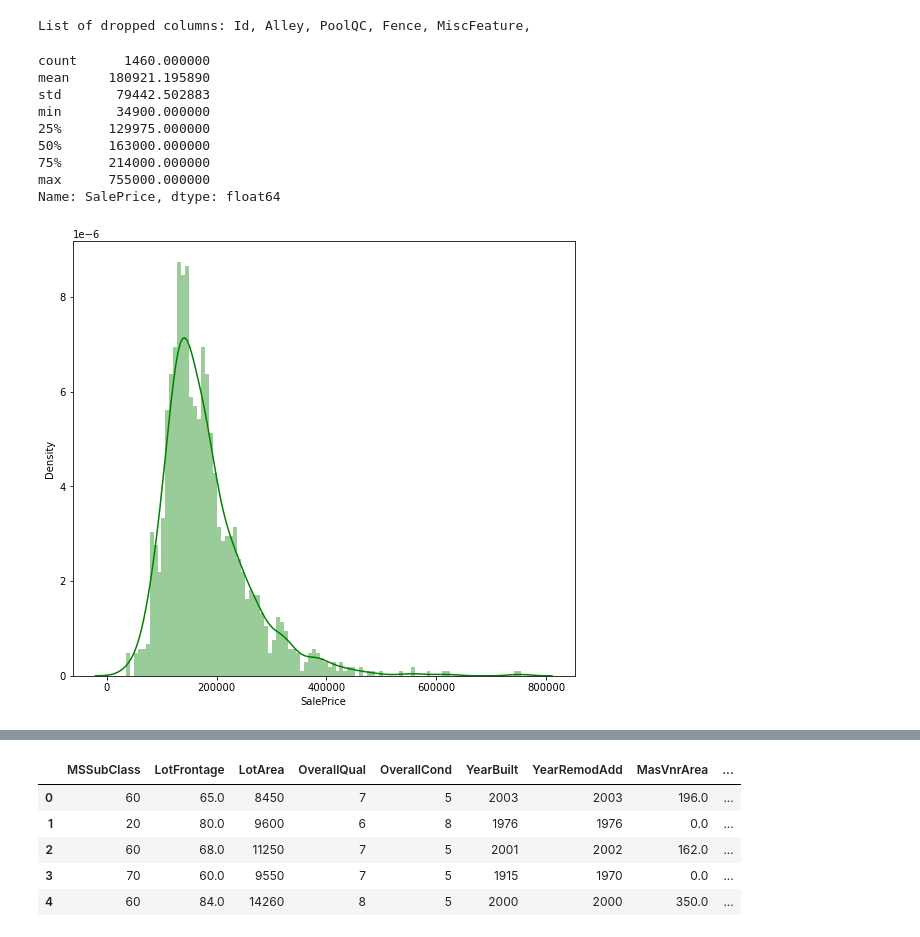
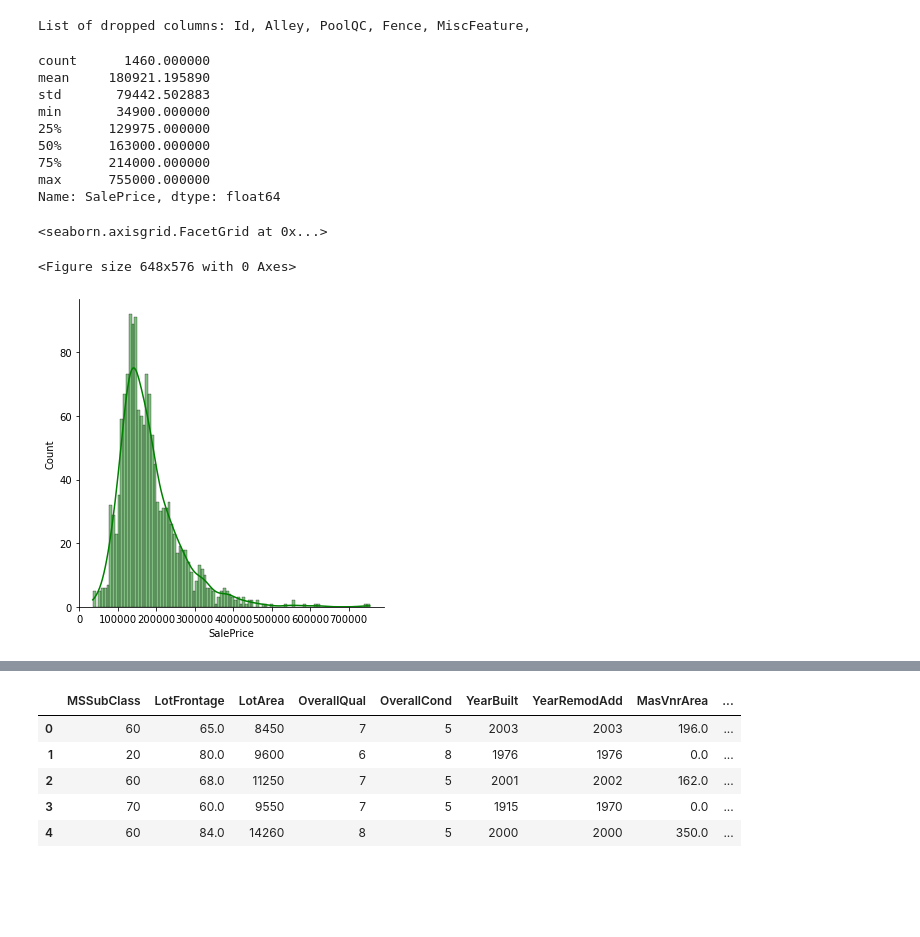
Before and after one commit to aobando20/Machine-learning, a Jupyter notebook: Caso 2 .ipynb, the cells around one changed output, grey strips where cells are left out. Saved outputs shown, nothing was run; the diff lists cells and outputs as text; code cells hidden in the pictures; blank space fills up the shorter version.

```diff
--- a/Caso 2 .ipynb
+++ b/Caso 2 .ipynb
@@ -62,21 +67,23 @@ List of dropped columns: Id, Alley, PoolQC, Fence, MiscFeature,
 # %%
 #Imprime las estadisticas de la columna SalePrice
 print(df['SalePrice'].describe())
 
 #Imprime un displot con bines
 plt.figure(figsize=(9, 8))
-sns.distplot(df['SalePrice'], color='g', bins=100, hist_kws={'alpha': 0.4});
+sns.displot(df['SalePrice'], color='g', bins=100,kde=True) #Se modifica hist_kws={'alpha': 0.4} xq genera un warning
 # %% [output]
 count      1460.000000
 mean     180921.195890
 std       79442.502883
 min       34900.000000
 25%      129975.000000
 50%      163000.000000
 75%      214000.000000
 max      755000.000000
 Name: SalePrice, dtype: float64
+<seaborn.axisgrid.FacetGrid at 0x...>
+<Figure size 648x576 with 0 Axes>
-[figure, old version]
+[figure, new version]
 # %%
 #Imprime una lista del tipo de variables
 list(set(df.dtypes.tolist()))
```
Also changed, not shown: parts of 25 cells of this notebook.
